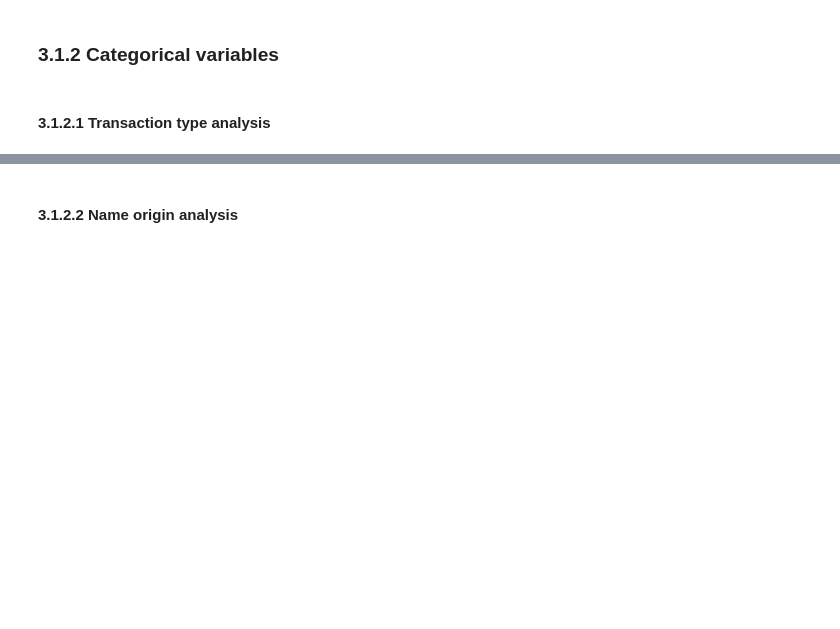
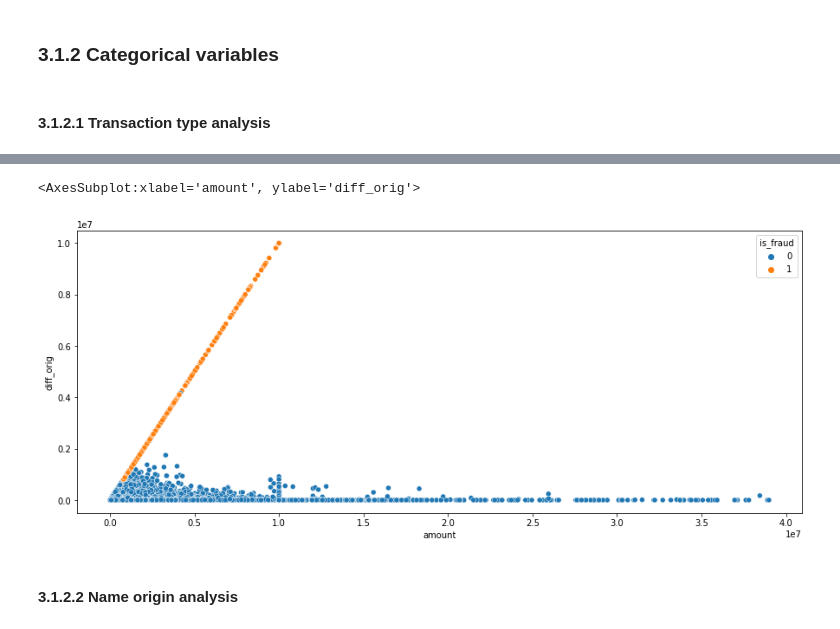
Before and after one commit to LessioGuilherme/pa002_block_fraud_company, a Jupyter notebook: notebooks/pa002_block_fraud_company_sprint01.ipynb, the cells around one changed output, grey strips where cells are left out. Saved outputs shown, nothing was run; the diff lists cells and outputs as text; code cells hidden in the pictures; blank space fills up the shorter version.

```diff
--- a/notebooks/pa002_block_fraud_company_sprint01.ipynb
+++ b/notebooks/pa002_block_fraud_company_sprint01.ipynb
@@ -646,2 +662,9 @@ sns.boxplot(x= 'is_fraud', y='diff_dest', data=df3);
+# %%
+fig = plt.subplots( figsize = (15,6))
+aux3 = df3[((df3['type']=='CASH_OUT') | (df3['type']=='TRANSFER'))]
+sns.scatterplot(x='amount', y='diff_orig', hue='is_fraud', data=aux3)
+# %% [output]
+<AxesSubplot:xlabel='amount', ylabel='diff_orig'>
+[figure, added]
 # %% [markdown]
 #### 3.1.2.2 Name origin analysis
```
Also changed, not shown: parts of 32 cells of this notebook.
